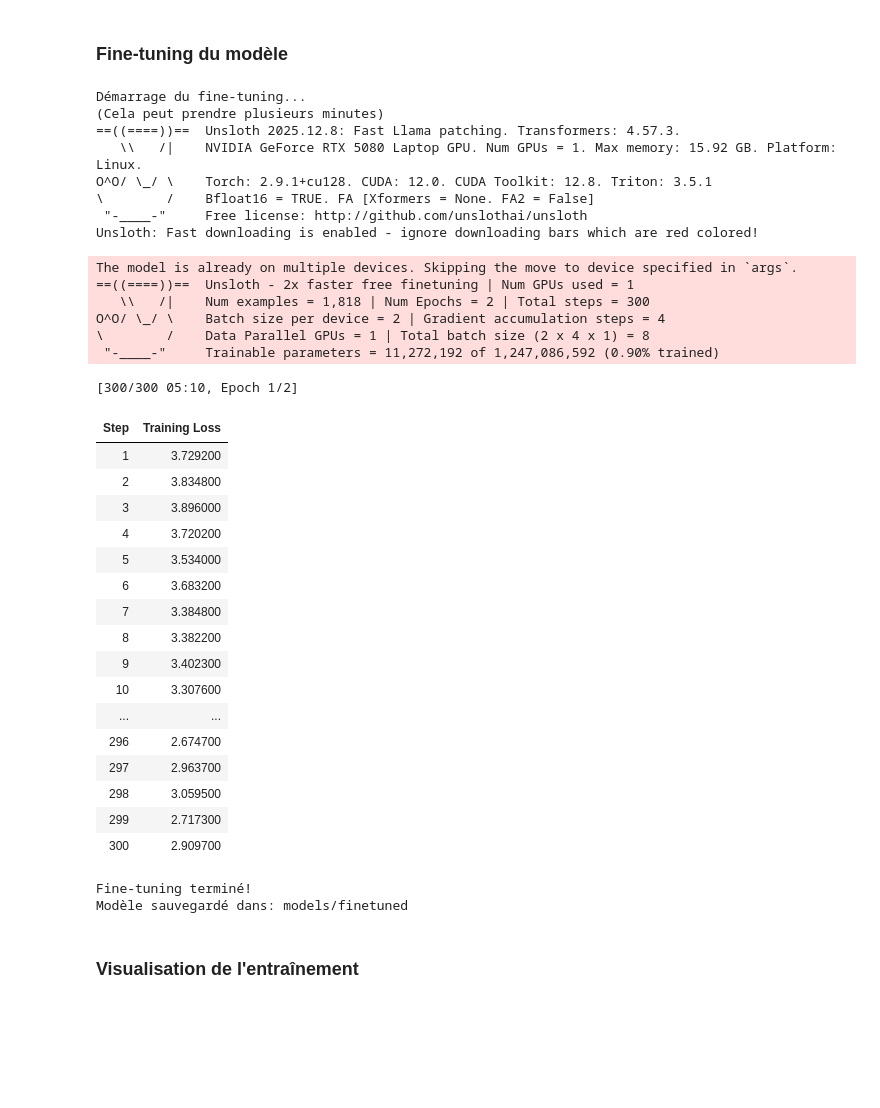
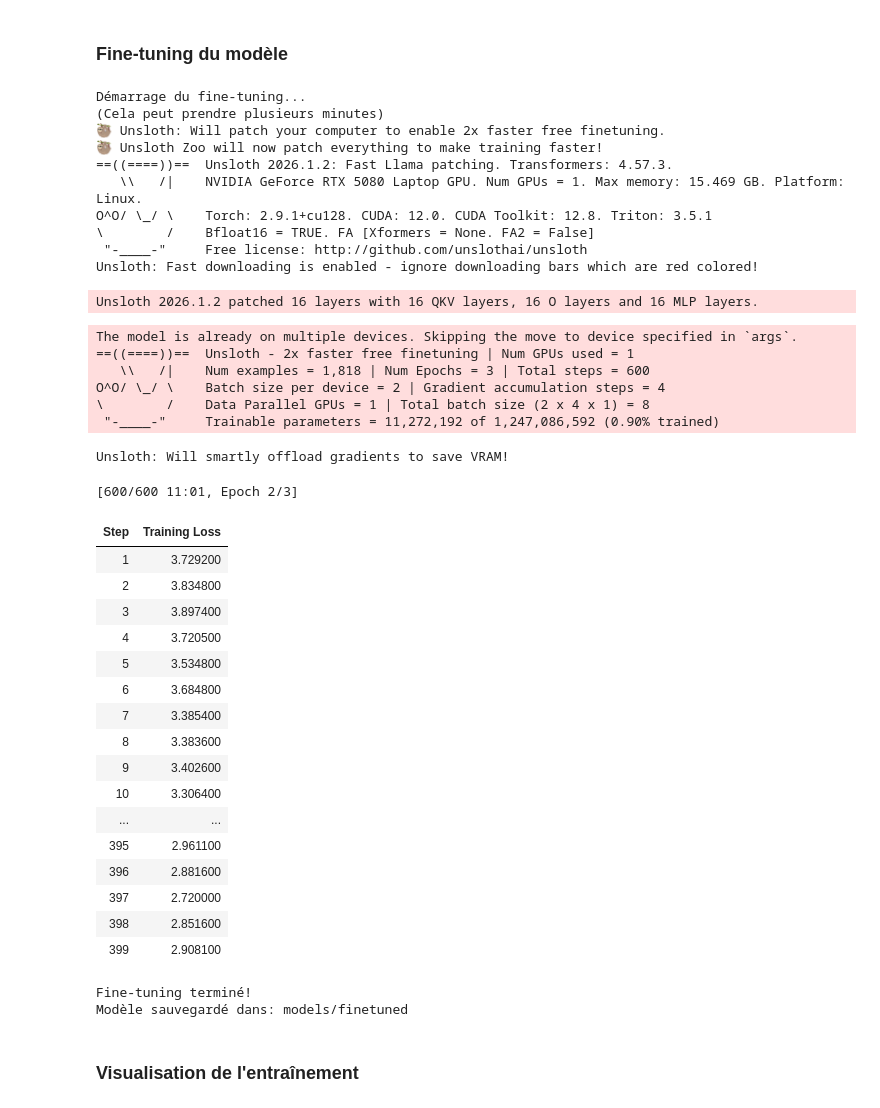
Before and after one commit to ErwinGoneMad/NLP2, a Jupyter notebook: sandbox.ipynb, the cells around one changed output. Saved outputs shown, nothing was run; the diff lists cells and outputs as text; code cells hidden in the pictures; blank space fills up the shorter version.

```diff
--- a/sandbox.ipynb
+++ b/sandbox.ipynb
@@ -313,59 +366,63 @@ Statistiques des caractères:
 # %%
 from src.finetuning import finetune_model
 from pathlib import Path
 
 corpus_file = Path("./data/processed/french_poetry_processed.json")
 output_dir = Path("./models/finetuned")
 
 print("Démarrage du fine-tuning...")
 print("(Cela peut prendre plusieurs minutes)")
 
 try:
     model_path = finetune_model(
         corpus_path=str(corpus_file),
         output_dir=str(output_dir),
-        max_steps=300
+        max_steps=600
     )
     print(f"\nFine-tuning terminé!")
     print(f"Modèle sauvegardé dans: {model_path}")
 except Exception as e:
     print(f"Erreur lors du fine-tuning: {e}")
     raise
 # %% [output]
 Démarrage du fine-tuning...
 (Cela peut prendre plusieurs minutes)
-==((====))==  Unsloth 2025.12.8: Fast Llama patching. Transformers: 4.57.3.
-   \\   /|    NVIDIA GeForce RTX 5080 Laptop GPU. Num GPUs = 1. Max memory: 15.92 GB. Platform: Linux.
+🦥 Unsloth: Will patch your computer to enable 2x faster free finetuning.
+🦥 Unsloth Zoo will now patch everything to make training faster!
+==((====))==  Unsloth 2026.1.2: Fast Llama patching. Transformers: 4.57.3.
+   \\   /|    NVIDIA GeForce RTX 5080 Laptop GPU. Num GPUs = 1. Max memory: 15.469 GB. Platform: Linux.
 O^O/ \_/ \    Torch: 2.9.1+cu128. CUDA: 12.0. CUDA Toolkit: 12.8. Triton: 3.5.1
 \        /    Bfloat16 = TRUE. FA [Xformers = None. FA2 = False]
  "-____-"     Free license: http://github.com/unslothai/unsloth
 Unsloth: Fast downloading is enabled - ignore downloading bars which are red colored!
-The model is already on multiple devices. Skipping the move to device specified in `args`.
-==((====))==  Unsloth - 2x faster free finetuning | Num GPUs used = 1
-   \\   /|    Num examples = 1,818 | Num Epochs = 2 | Total steps = 300
-O^O/ \_/ \    Batch size per device = 2 | Gradient accumulation steps = 4
-\        /    Data Parallel GPUs = 1 | Total batch size (2 x 4 x 1) = 8
- "-____-"     Trainable parameters = 11,272,192 of 1,247,086,592 (0.90% trained)
+Unsloth 2026.1.2 patched 16 layers with 16 QKV layers, 16 O layers and 16 MLP layers.
-[300/300 05:10, Epoch 1/2]
+The model is already on multiple devices. Skipping the move to device specified in `args`.
+==((====))==  Unsloth - 2x faster free finetuning | Num GPUs used = 1
+   \\   /|    Num examples = 1,818 | Num Epochs = 3 | Total steps = 600
+O^O/ \_/ \    Batch size per device = 2 | Gradient accumulation steps = 4
+\        /    Data Parallel GPUs = 1 | Total batch size (2 x 4 x 1) = 8
+ "-____-"     Trainable parameters = 11,272,192 of 1,247,086,592 (0.90% trained)
+Unsloth: Will smartly offload gradients to save VRAM!
+[600/600 11:01, Epoch 2/3]
 | Step | Training Loss |
 | 1 | 3.729200 |
 | 2 | 3.834800 |
-| 3 | 3.896000 |
-| 4 | 3.720200 |
-| 5 | 3.534000 |
-| 6 | 3.683200 |
-| 7 | 3.384800 |
-| 8 | 3.382200 |
-| 9 | 3.402300 |
-| 10 | 3.307600 |
+| 3 | 3.897400 |
+| 4 | 3.720500 |
+| 5 | 3.534800 |
+| 6 | 3.684800 |
+| 7 | 3.385400 |
+| 8 | 3.383600 |
+| 9 | 3.402600 |
+| 10 | 3.306400 |
 | ... | ... |
-| 296 | 2.674700 |
-| 297 | 2.963700 |
-| 298 | 3.059500 |
-| 299 | 2.717300 |
-| 300 | 2.909700 |
+| 395 | 2.961100 |
+| 396 | 2.881600 |
+| 397 | 2.720000 |
+| 398 | 2.851600 |
+| 399 | 2.908100 |
-Fine-tuning terminé!
-Modèle sauvegardé dans: models/finetuned
+Fine-tuning terminé!
+Modèle sauvegardé dans: models/finetuned
 # %% [markdown]
 ### Visualisation de l'entraînement
 # %%
```
Also changed, not shown: parts of 13 cells of this notebook, 28 other files.
